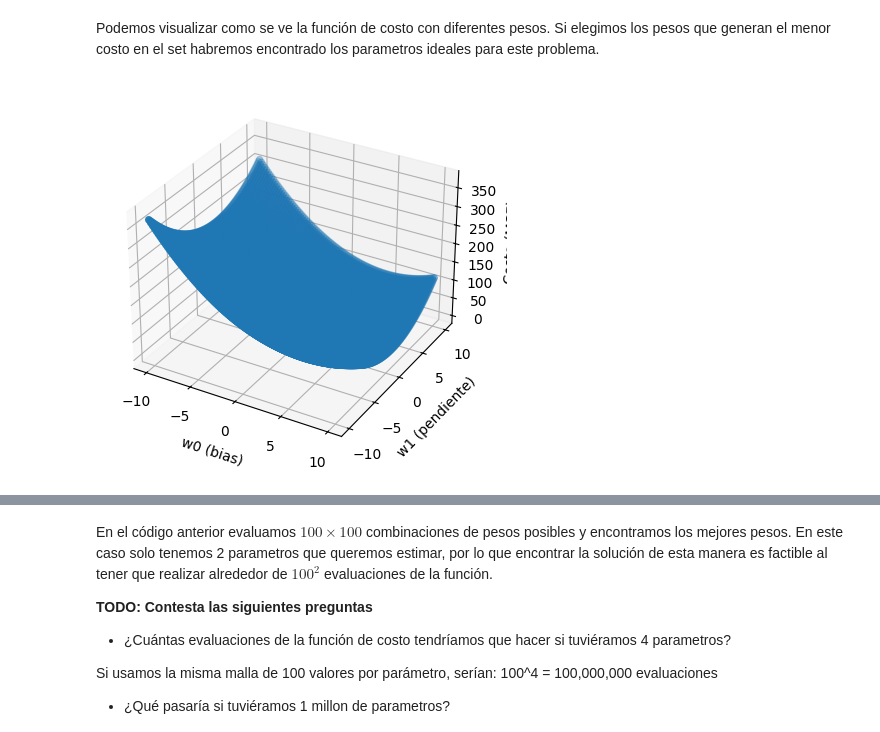
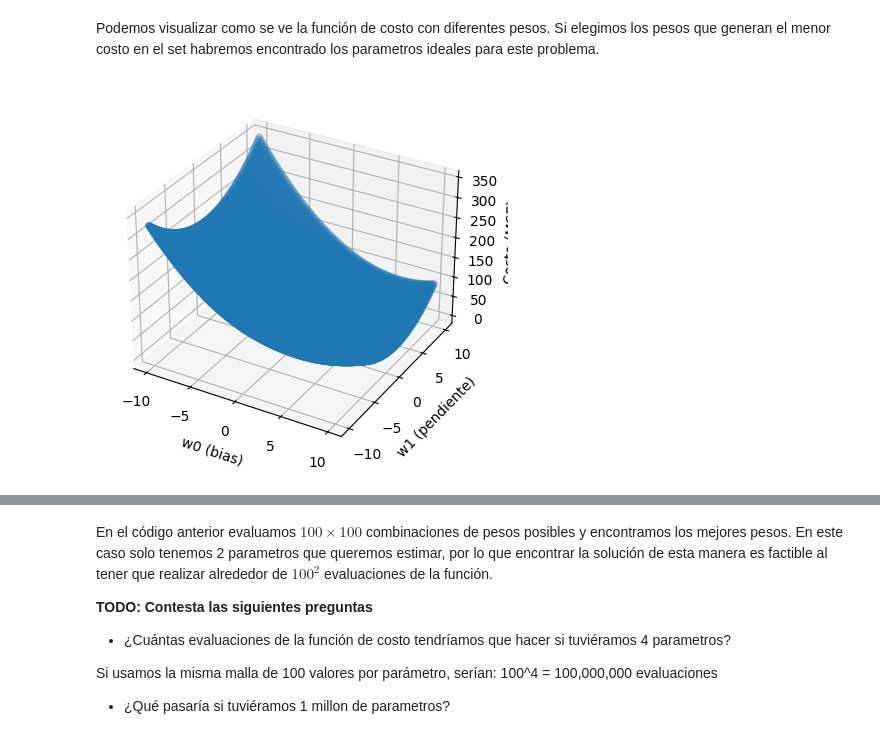
Before and after one commit to marflowersmar/ML25_MD_2025, a Jupyter notebook: src/ml25/E03_linear_reg/gradient_descent.ipynb, the cells around one changed output, grey strips where cells are left out. Drawn from its saved outputs; the diff is of its cells as text; code cells hidden in the pictures.

```diff
--- a/src/ml25/E03_linear_reg/gradient_descent.ipynb
+++ b/src/ml25/E03_linear_reg/gradient_descent.ipynb
@@ -49,8 +49,8 @@ def mse_loss(y, y_pred):
     """
     # TODO: Calcula el resultado de la función de costo
     # ====== Start of solution =====
-    n = len(y)
-    loss = (1/(2*n)) * np.sum((y_pred - y)**2)
+    n = y.shape[0]
+    loss = (1/(n)) * np.sum((y - y_pred)**2, axis=0)
     return loss
     # ====== End of solution =====
 
@@ -71,35 +71,35 @@ Si elegimos los pesos que generan el menor costo en el set habremos encontrado l
 # %%
 # Probaremos con 100x100 combinaciones de distintos parametros
 w0 = np.linspace(-10, 10, 100)
 w1 = np.linspace(-10, 10, 100)
 w0w0, w1w1 = np.meshgrid(w0, w1)
 w0_flat = w0w0.ravel()
 w1_flat = w1w1.ravel()
 W = np.stack([w0_flat, w1_flat], axis=0)
 
 
 # Calculamos la función de costo
 # TODO: calcula el costo de las predicciones (y_pred) contra etiquetas (y_train)
 # usando las 100x100 combindaciones de parametros (W)
 # ====== Start of solution =====
 y_pred = x_train @ W
-calc_cost = np.mean((y_pred - y_train)**2, axis=0)
+calc_cost = mse_loss(y_train, y_pred)
 # ====== End of solution =====
 
 # Graficamos los parametros w con su respectivo costo en el eje de las x
 fig = plt.figure()
 ax = fig.add_subplot(projection='3d')
 ax.scatter(w0_flat, w1_flat, calc_cost)
 
 # TODO: Escribe a qué valor corresponde cada eje
 # ====== Start of solution =====
 ax.set_xlabel("w0 (bias)")
 ax.set_ylabel("w1 (pendiente)")
 ax.set_zlabel("Costo (MSE)")
 # ====== End of solution =====
 plt.show()
 # %% [output]
-[figure, old version]
+[figure, new version]
 # %%
 # Podemos encontrar la combinación de pesos que minimizan el costo
 # Y de esta manera encontrar los pesos ideales
```
Also changed, not shown: parts of 3 cells of this notebook.
